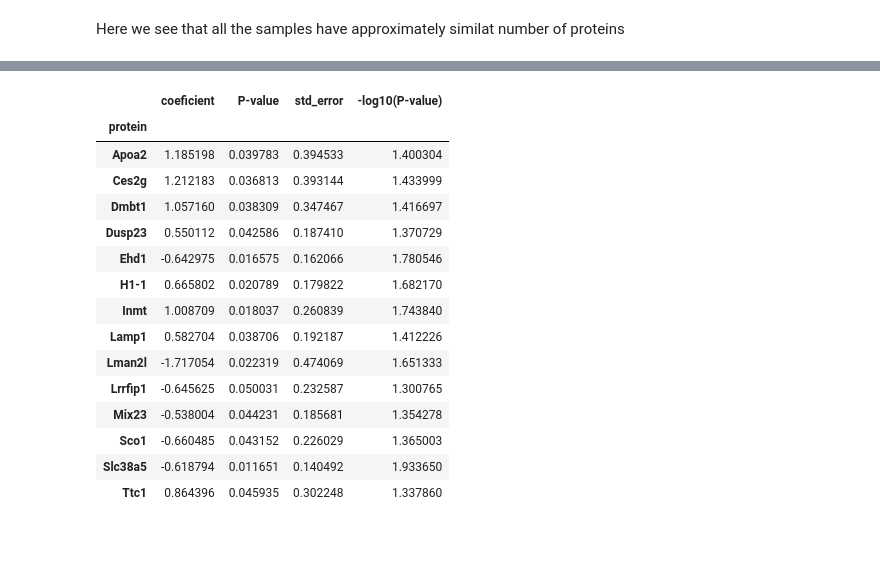
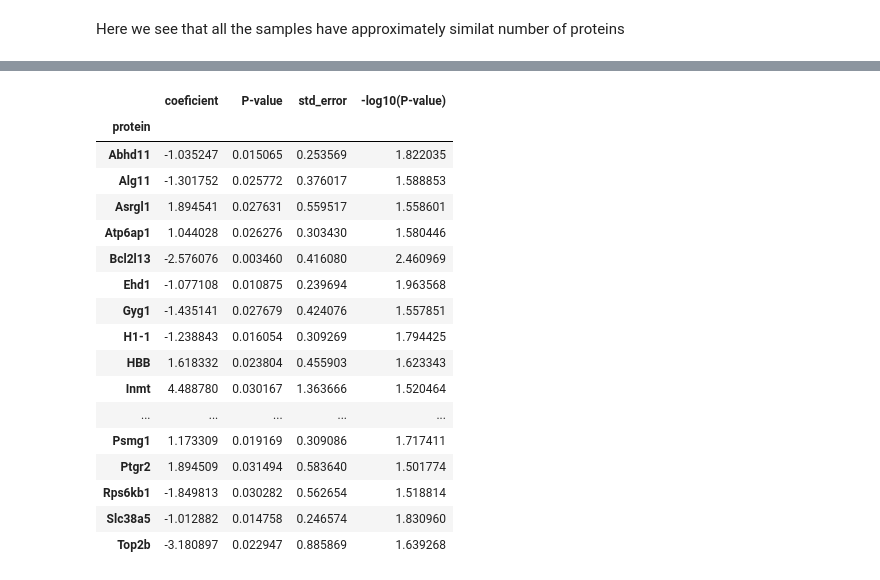
Before and after one commit to kuznetsovaks/Pancreatitis_project, a Jupyter notebook: code/Pancreatitis_FP_exo.ipynb, the cells around one changed output, grey strips where cells are left out. Saved outputs shown, nothing was run; the diff lists cells and outputs as text; code cells hidden in the pictures; blank space fills up the shorter version.

```diff
--- a/code/Pancreatitis_FP_exo.ipynb
+++ b/code/Pancreatitis_FP_exo.ipynb
@@ -103,0 +85,11 @@ LFQ
+# %%
+# Normalization on median
+
+for colname, colvalues in LFQ.iteritems():
+    med = colvalues.median()
+    new_colname = colname + '_med_dist'
+    LFQ[new_colname] = abs(colvalues - med)
+    median_deviation = LFQ[new_colname].median()
+    print(median_deviation)
+    norm_colname = colname + '_normalized_values'
+    LFQ[norm_colname] = LFQ[new_colname] / median_deviation
@@ -103,0 +119,5 @@ LFQ
+# %%
+LFQ_norm = LFQ[['exo_K_I_normalized_values', 'exo_K_II_normalized_values',
+                'exo_K_III_normalized_values', 'exo_C_I_normalized_values',
+                'exo_C_II_normalized_values', 'exo_C_III_normalized_values']]
+LFQ_norm
@@ -125,6 +164,6 @@ Here we see that all the samples have approximately similat number of proteins
 # %%
 # Taking log of the values
 
-LFQ_log = np.log2(LFQ)
+LFQ_log = np.log2(LFQ_norm)
 LFQ_log
 # %% [output]
@@ -143 +182,6 @@ LFQ_log
 4369 rows × 6 columns
+# %%
+# Replacing the 0 values with nan
+
+LFQ_log.replace(0, np.nan, inplace=True)
+LFQ_log
@@ -239,26 +299,28 @@ len(results.dropna(how='all'))
 # %%
 # Significantly different proteins:
 
-diff_genes = results.loc[(abs(results['coeficient']) > 0.5) &
-                        (results['-log10(P-value)'] > 1.3)].sort_index()
+diff_genes = results.loc[(abs(results['coeficient']) > 1) & # here we can change the fold change threshold
+                        (results['-log10(P-value)'] > 1.5)].sort_index()
 diff_genes
 # %% [output]
 |  | coeficient | P-value | std_error | -log10(P-value) |
 | protein |  |  |  |  |
-| Apoa2 | 1.185198 | 0.039783 | 0.394533 | 1.400304 |
-| Ces2g | 1.212183 | 0.036813 | 0.393144 | 1.433999 |
-| Dmbt1 | 1.057160 | 0.038309 | 0.347467 | 1.416697 |
-| Dusp23 | 0.550112 | 0.042586 | 0.187410 | 1.370729 |
-| Ehd1 | -0.642975 | 0.016575 | 0.162066 | 1.780546 |
-| H1-1 | 0.665802 | 0.020789 | 0.179822 | 1.682170 |
-| Inmt | 1.008709 | 0.018037 | 0.260839 | 1.743840 |
-| Lamp1 | 0.582704 | 0.038706 | 0.192187 | 1.412226 |
-| Lman2l | -1.717054 | 0.022319 | 0.474069 | 1.651333 |
-| Lrrfip1 | -0.645625 | 0.050031 | 0.232587 | 1.300765 |
-| Mix23 | -0.538004 | 0.044231 | 0.185681 | 1.354278 |
-| Sco1 | -0.660485 | 0.043152 | 0.226029 | 1.365003 |
-| Slc38a5 | -0.618794 | 0.011651 | 0.140492 | 1.933650 |
-| Ttc1 | 0.864396 | 0.045935 | 0.302248 | 1.337860 |
+| Abhd11 | -1.035247 | 0.015065 | 0.253569 | 1.822035 |
+| Alg11 | -1.301752 | 0.025772 | 0.376017 | 1.588853 |
+| Asrgl1 | 1.894541 | 0.027631 | 0.559517 | 1.558601 |
+| Atp6ap1 | 1.044028 | 0.026276 | 0.303430 | 1.580446 |
+| Bcl2l13 | -2.576076 | 0.003460 | 0.416080 | 2.460969 |
+| Ehd1 | -1.077108 | 0.010875 | 0.239694 | 1.963568 |
+| Gyg1 | -1.435141 | 0.027679 | 0.424076 | 1.557851 |
+| H1-1 | -1.238843 | 0.016054 | 0.309269 | 1.794425 |
+| HBB | 1.618332 | 0.023804 | 0.455903 | 1.623343 |
+| Inmt | 4.488780 | 0.030167 | 1.363666 | 1.520464 |
+| ... | ... | ... | ... | ... |
+| Psmg1 | 1.173309 | 0.019169 | 0.309086 | 1.717411 |
+| Ptgr2 | 1.894509 | 0.031494 | 0.583640 | 1.501774 |
+| Rps6kb1 | -1.849813 | 0.030282 | 0.562654 | 1.518814 |
+| Slc38a5 | -1.012882 | 0.014758 | 0.246574 | 1.830960 |
+| Top2b | -3.180897 | 0.022947 | 0.885869 | 1.639268 |
 # %%
 # Adding the direction of regulation as a column and the protein name, making it more comprehensive
 
```
Also changed, not shown: parts of 15 cells of this notebook, 6 other files.
